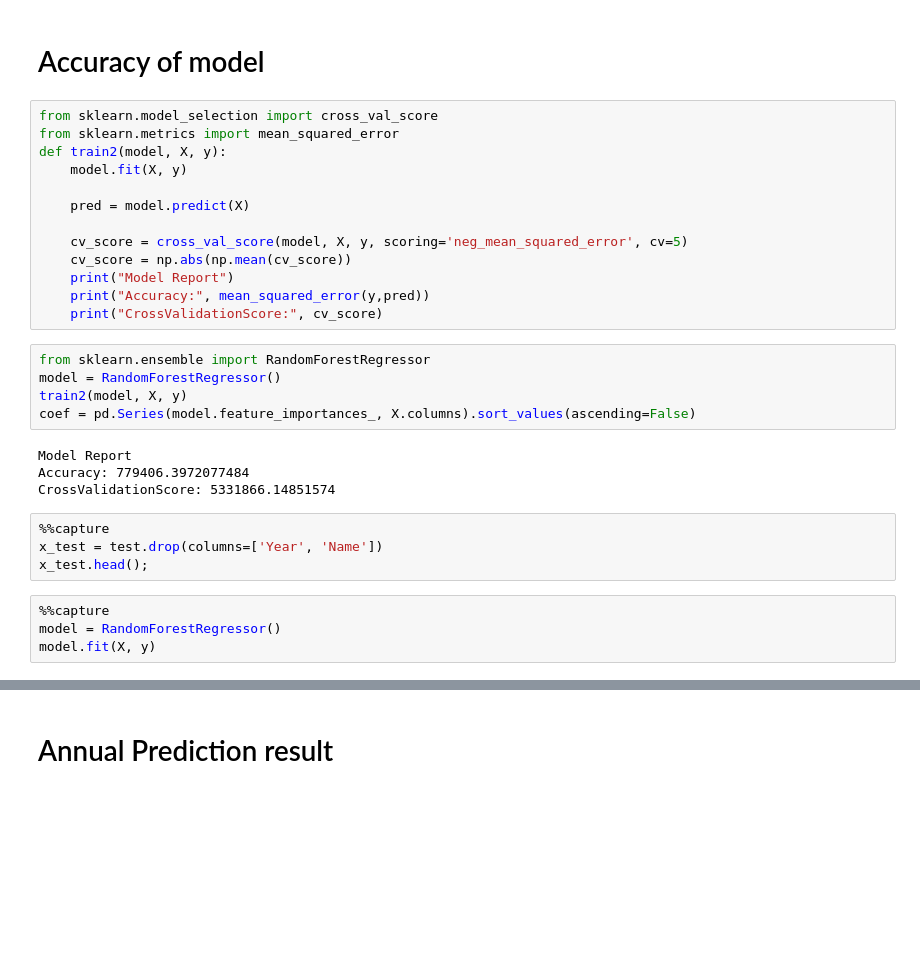
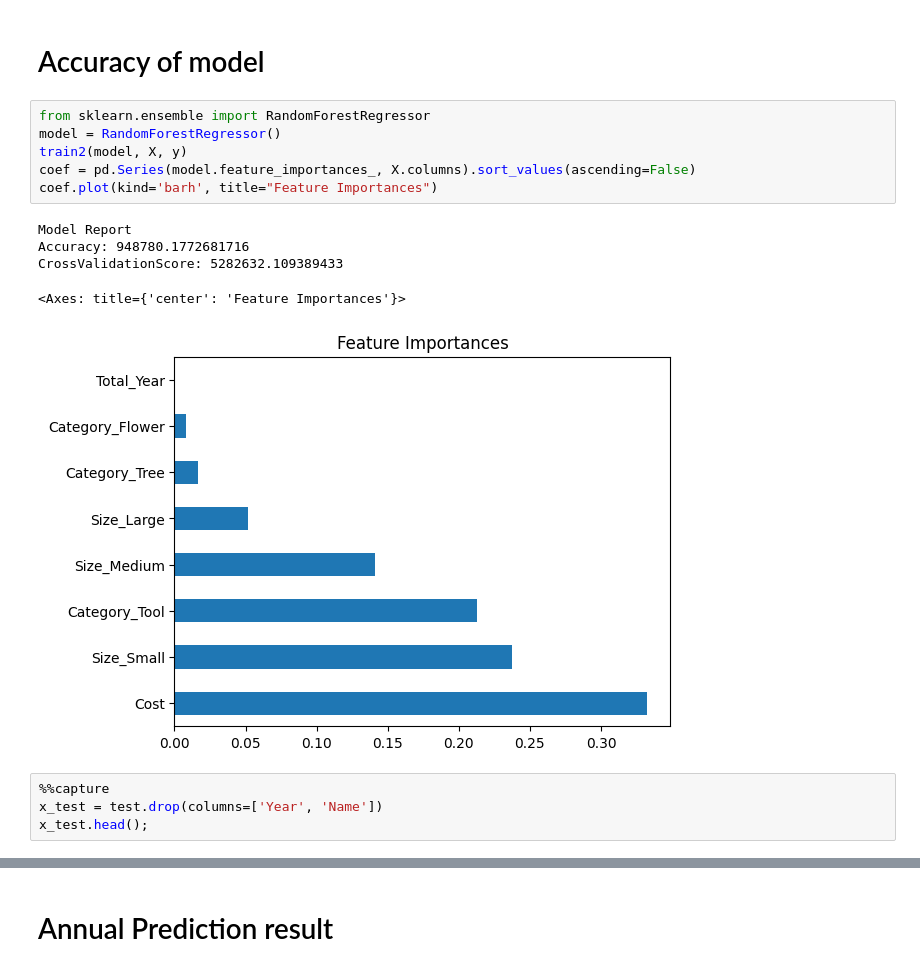
Before and after one commit to ilustrados/libispred2, a Jupyter notebook: libisprediction.ipynb, the cells around one changed output, grey strips where cells are left out. Drawn from its saved outputs; the diff is of its cells as text; blank space fills up the shorter version.

```diff
--- a/libisprediction.ipynb
+++ b/libisprediction.ipynb
@@ -110,32 +120,18 @@ y = train2['Sales']
 # %% [markdown]
 # Accuracy of model
-# %%
-from sklearn.model_selection import cross_val_score
-from sklearn.metrics import mean_squared_error
-def train2(model, X, y):
-    model.fit(X, y)
-
-    pred = model.predict(X)
-
-    cv_score = cross_val_score(model, X, y, scoring='neg_mean_squared_error', cv=5)
-    cv_score = np.abs(np.mean(cv_score))
-    print("Model Report")
-    print("Accuracy:", mean_squared_error(y,pred))
-    print("CrossValidationScore:", cv_score)
 # %%
 from sklearn.ensemble import RandomForestRegressor
 model = RandomForestRegressor()
 train2(model, X, y)
 coef = pd.Series(model.feature_importances_, X.columns).sort_values(ascending=False)
+coef.plot(kind='barh', title="Feature Importances")
 # %% [output]
 Model Report
-Accuracy: 779406.3972077484
-CrossValidationScore: 5331866.14851574
+Accuracy: 948780.1772681716
+CrossValidationScore: 5282632.109389433
+<Axes: title={'center': 'Feature Importances'}>
+[figure, added]
 # %%
 %%capture
 x_test = test.drop(columns=['Year', 'Name'])
 x_test.head();
-# %%
-%%capture
-model = RandomForestRegressor()
-model.fit(X, y)
```
Also changed, not shown: parts of 10 cells of this notebook.
